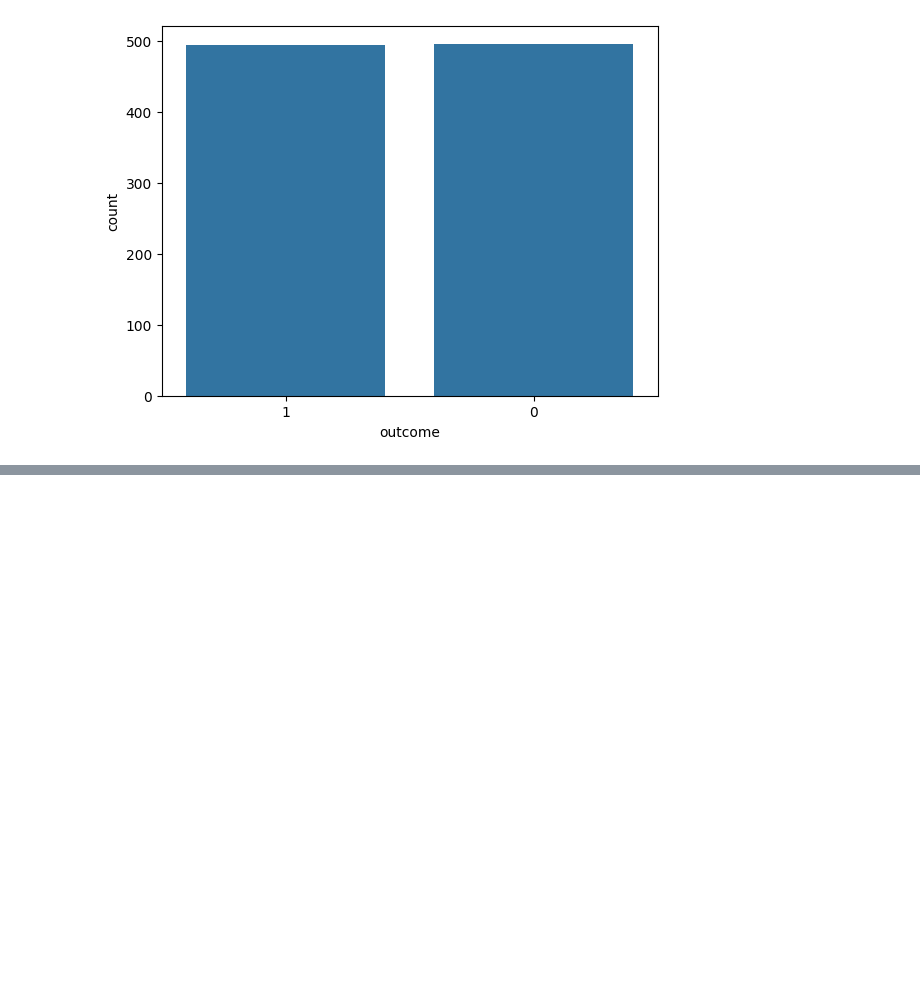
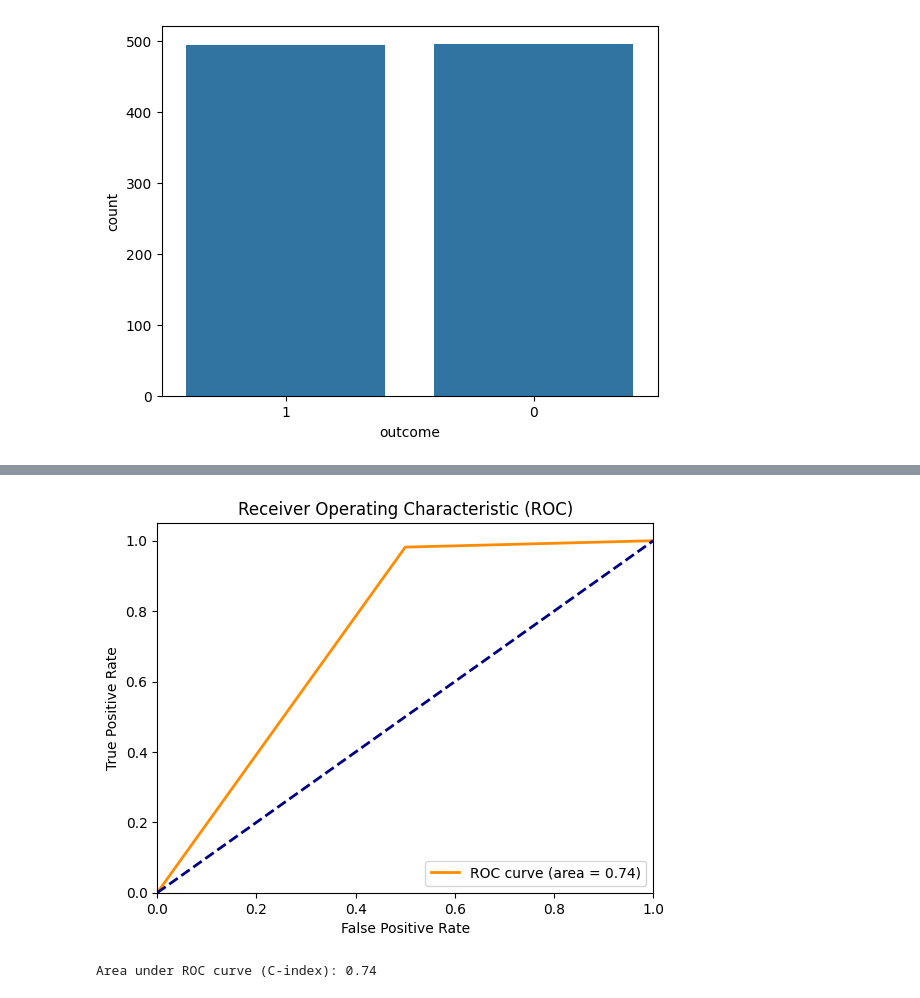
Before and after one commit to caseynv/SVM-project, a Jupyter notebook: SVM_Project.ipynb, the cells around one changed output, grey strips where cells are left out. Drawn from its saved outputs; the diff is of its cells as text; code cells hidden in the pictures; blank space fills up the shorter version.

```diff
--- a/SVM_Project.ipynb
+++ b/SVM_Project.ipynb
@@ -278,0 +324,9 @@ X_train, X_test, y_train, y_test = train_test_split(features, labels, test_size=
+# %%
+# (c) After training the model, predict the target variable using test data
+# Choose the best cost value based on cross-validation
+best_cost_index = np.argmax(cv_scores)
+best_cost = cost_values[best_cost_index]
+best_svm_model = SVC(kernel='rbf', C=best_cost, random_state=42)
+best_svm_model.fit(X_train, y_train)
+y_pred = best_svm_model.predict(X_test)
+y_pred
@@ -278,0 +343,23 @@ X_train, X_test, y_train, y_test = train_test_split(features, labels, test_size=
+# %%
+# (d) Present the ROC curve and the area under the curve, i.e., the C-index.
+from sklearn.metrics import roc_curve, auc
+# Calculate ROC curve and AUC
+fpr, tpr, _ = roc_curve(y_test, y_pred)
+roc_auc = auc(fpr, tpr)
+
+# Plot ROC curve
+plt.figure()
+plt.plot(fpr, tpr, color='darkorange', lw=2, label=f'ROC curve (area = {roc_auc:.2f})')
+plt.plot([0, 1], [0, 1], color='navy', lw=2, linestyle='--')
+plt.xlim([0.0, 1.0])
+plt.ylim([0.0, 1.05])
+plt.xlabel('False Positive Rate')
+plt.ylabel('True Positive Rate')
+plt.title('Receiver Operating Characteristic (ROC)')
+plt.legend(loc='lower right')
+plt.show()
+
+print(f"Area under ROC curve (C-index): {roc_auc:.2f}")
+# %% [output]
+[figure, added]
+Area under ROC curve (C-index): 0.74
```
Also changed, not shown: parts of 12 cells of this notebook.
